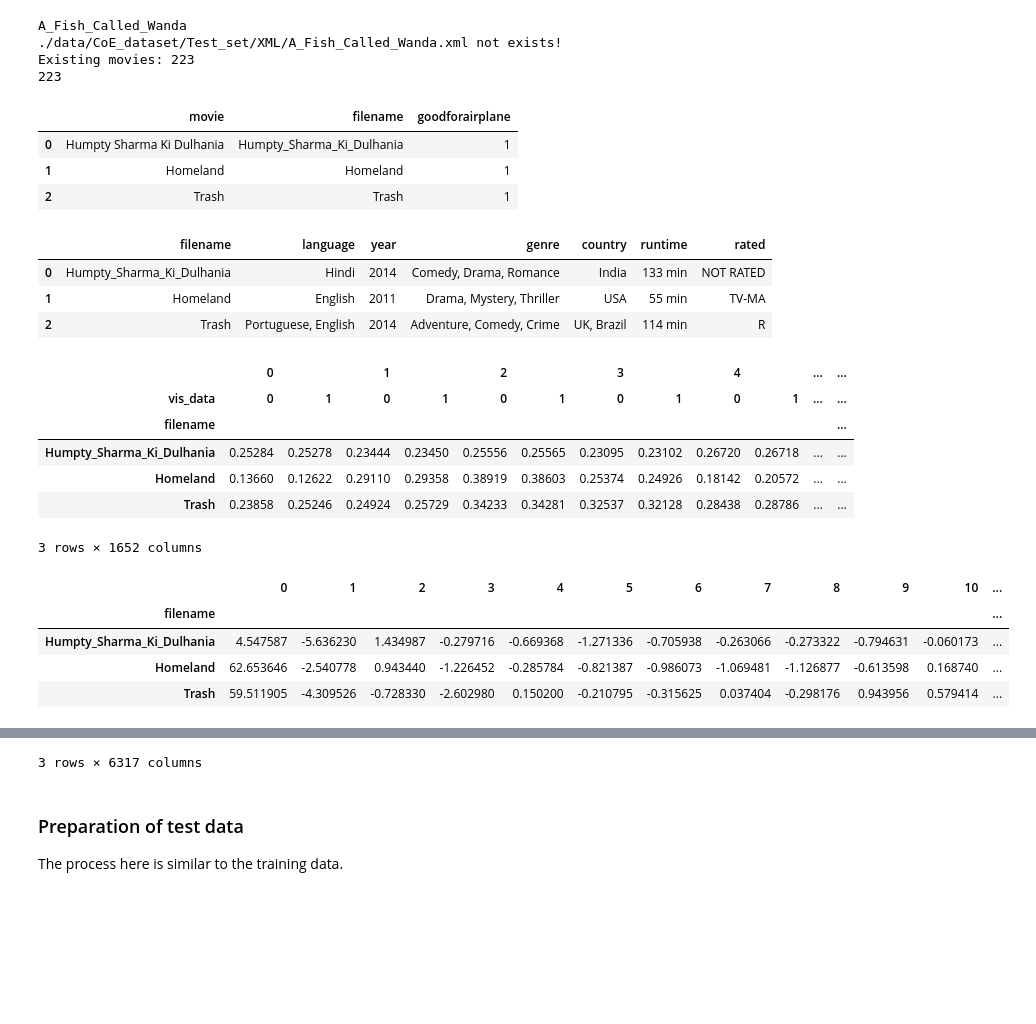
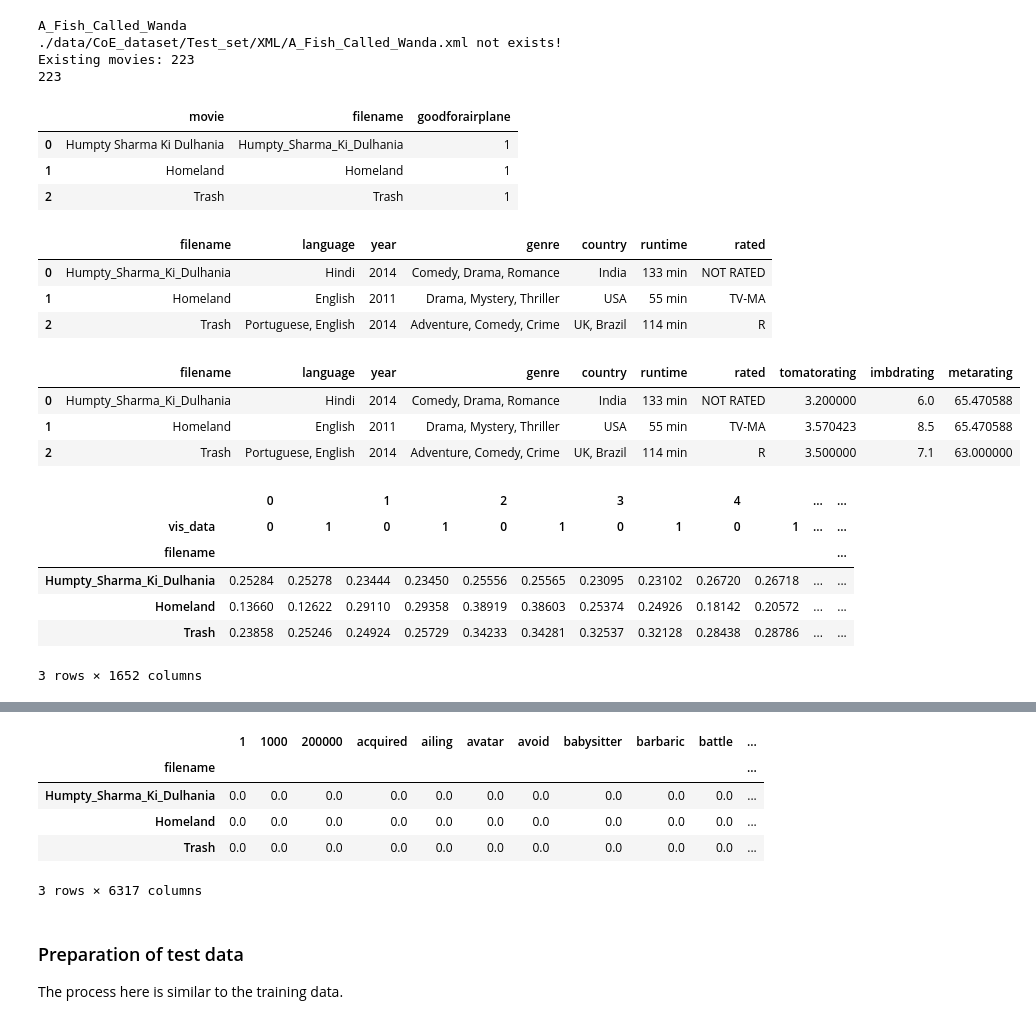
Before and after one commit to patrickFuerst/CoE_task, a Jupyter notebook: classifier_selection.ipynb, the cells around one changed output, grey strips where cells are left out. Saved outputs shown, nothing was run; the diff lists cells and outputs as text; code cells hidden in the pictures; blank space fills up the shorter version.

```diff
--- a/classifier_selection.ipynb
+++ b/classifier_selection.ipynb
@@ -951,6 +966,60 @@ def load_meta_data_test( filenames ):
 
 df_meta_data_test = load_meta_data_test( df_labled_movies_test['filename']  )
 display(df_meta_data_test.head(3))
+
+
+
+###############################################################
+### Load meta data with user rating  ###
+
+def load_meta_extended_data_test( filenames ):
+
+    raw_data = []
+
+    for file in filenames:
+        file_path = f'./data/CoE_dataset/Test_set/XML/{file}.xml'
+        exists = os.path.isfile(file_path)
+        if not exists:
+            print(file + " not exists!")
+        else:
+            with open(file_path) as f:
+                tree = ET.parse(f)
+                movie = tree.find('movie')
+
+                lang = movie.get('language')
+                year = movie.get('year')
+                genre = movie.get('genre')
+                country = movie.get('country')
+                runtime = movie.get('runtime')
+                age_rating = movie.get('rated')
+                tomato_rating = movie.get('tomatoUserRating')
+                imbd_rating = movie.get('imdbRating')
+                meta_rating = movie.get('metascore')
+
+                if tomato_rating == "N/A":
+                    tomato_rating = np.nan
+                if imbd_rating == "N/A":
+                    imbd_rating = np.nan
+                if meta_rating == "N/A":
+                    meta_rating = np.nan
+                if country == "N/A":
+                    country = np.nan
+                if genre == "N/A":
+                    genre = np.nan
+                raw_data.append( (file,lang,year,genre,country,runtime,age_rating,tomato_rating,imbd_rating,meta_rating) )
+
+    return pd.DataFrame(raw_data, columns=['filename','language','year','genre','country','runtime','rated','tomatorating','imbdrating','metarating'])
+
+
+
+df_meta_extended_data_test = load_meta_extended_data_test( df_labled_movies_test['filename']  )
+df_meta_extended_data_test['tomatorating'] = pd.to_numeric(df_meta_extended_data_test['tomatorating'])
+df_meta_extended_data_test['imbdrating'] = pd.to_numeric(df_meta_extended_data_test['imbdrating'])
+df_meta_extended_data_test['metarating'] = pd.to_numeric(df_meta_extended_data_test['metarating'])
+df_meta_extended_data_test.fillna(df_meta_extended_data_test.mean(),inplace=True)
+
+display(df_meta_extended_data_test.head(3))
+
 
 
 ############################################################
@@ -1004,42 +1073,41 @@ df_audio_data_test = load_audio_data_test( df_labled_movies_test['filename']  )
 display(df_audio_data_test.head(3))
 
 
 ############################################################
 ### Load textual Data ###
 
 def load_text_data_test(filenames):
 
 
     data_list = []
     file_path = f'./data/CoE_dataset/Test_set/text_descriptors/tdf_idf_test.csv'
     #somehow pandas can not really handle that the first line is row names.(at least I didn't find a better way)
     # thus we do it a little complicated here
     header_index = pd.read_csv(file_path, index_col=0,nrows=1 ).reset_index().columns
     df_data = pd.read_csv(file_path, header=None, index_col=False,skiprows=1)
     df_data.set_index(header_index, inplace=True)
     df_data.columns = filenames
     return df_data.T #row are should be represented by movie names
 
 df_text_data_test = load_text_data_test(df_labled_movies_test['filename'] )
 display(df_text_data_test.head(3))
 # %% [output]
 |  | movie | filename | goodforairplane |
 | 0 | Humpty Sharma Ki Dulhania | Humpty_Sharma_Ki_Dulhania | 1 |
 | 1 | Homeland | Homeland | 1 |
 | 2 | Trash | Trash | 1 |
 |  | filename | language | year | genre | country | runtime | rated |
 | 0 | Humpty_Sharma_Ki_Dulhania | Hindi | 2014 | Comedy, Drama, Romance | India | 133 min | NOT RATED |
 | 1 | Homeland | English | 2011 | Drama, Mystery, Thriller | USA | 55 min | TV-MA |
 | 2 | Trash | Portuguese, English | 2014 | Adventure, Comedy, Crime | UK, Brazil | 114 min | R |
-|  | 0 |  | 1 |  | 2 |  | 3 |  | 4 |  | ... | ... |
-| vis_data | 0 | 1 | 0 | 1 | 0 | 1 | 0 | 1 | 0 | 1 | ... | ... |
-| filename |  |  |  |  |  |  |  |  |  |  |  | ... |
-| Humpty_Sharma_Ki_Dulhania | 0.25284 | 0.25278 | 0.23444 | 0.23450 | 0.25556 | 0.25565 | 0.23095 | 0.23102 | 0.26720 | 0.26718 | ... | ... |
-| Homeland | 0.13660 | 0.12622 | 0.29110 | 0.29358 | 0.38919 | 0.38603 | 0.25374 | 0.24926 | 0.18142 | 0.20572 | ... | ... |
-| Trash | 0.23858 | 0.25246 | 0.24924 | 0.25729 | 0.34233 | 0.34281 | 0.32537 | 0.32128 | 0.28438 | 0.28786 | ... | ... |
+|  | filename | language | year | genre | country | runtime | rated | tomatorating | imbdrating | metarating |
+| 0 | Humpty_Sharma_Ki_Dulhania | Hindi | 2014 | Comedy, Drama, Romance | India | 133 min | NOT RATED | 3.200000 | 6.0 | 65.470588 |
+| 1 | Homeland | English | 2011 | Drama, Mystery, Thriller | USA | 55 min | TV-MA | 3.570423 | 8.5 | 65.470588 |
+| 2 | Trash | Portuguese, English | 2014 | Adventure, Comedy, Crime | UK, Brazil | 114 min | R | 3.500000 | 7.1 | 63.000000 |
+|  | 0 |  | 1 |  | 2 |  | 3 |  | 4 |  | ... | ... |
+| vis_data | 0 | 1 | 0 | 1 | 0 | 1 | 0 | 1 | 0 | 1 | ... | ... |
+| filename |  |  |  |  |  |  |  |  |  |  |  | ... |
+| Humpty_Sharma_Ki_Dulhania | 0.25284 | 0.25278 | 0.23444 | 0.23450 | 0.25556 | 0.25565 | 0.23095 | 0.23102 | 0.26720 | 0.26718 | ... | ... |
+| Homeland | 0.13660 | 0.12622 | 0.29110 | 0.29358 | 0.38919 | 0.38603 | 0.25374 | 0.24926 | 0.18142 | 0.20572 | ... | ... |
+| Trash | 0.23858 | 0.25246 | 0.24924 | 0.25729 | 0.34233 | 0.34281 | 0.32537 | 0.32128 | 0.28438 | 0.28786 | ... | ... |
 3 rows × 1652 columns
-|  | 0 | 1 | 2 | 3 | 4 | 5 | 6 | 7 | 8 | 9 | 10 | ... |
-| filename |  |  |  |  |  |  |  |  |  |  |  | ... |
-| Humpty_Sharma_Ki_Dulhania | 4.547587 | -5.636230 | 1.434987 | -0.279716 | -0.669368 | -1.271336 | -0.705938 | -0.263066 | -0.273322 | -0.794631 | -0.060173 | ... |
-| Homeland | 62.653646 | -2.540778 | 0.943440 | -1.226452 | -0.285784 | -0.821387 | -0.986073 | -1.069481 | -1.126877 | -0.613598 | 0.168740 | ... |
-| Trash | 59.511905 | -4.309526 | -0.728330 | -2.602980 | 0.150200 | -0.210795 | -0.315625 | 0.037404 | -0.298176 | 0.943956 | 0.579414 | ... |
@@ -1051,3 +1119,8 @@ display(df_text_data_test.head(3))
+|  | 1 | 1000 | 200000 | acquired | ailing | avatar | avoid | babysitter | barbaric | battle | ... |
+| filename |  |  |  |  |  |  |  |  |  |  | ... |
+| Humpty_Sharma_Ki_Dulhania | 0.0 | 0.0 | 0.0 | 0.0 | 0.0 | 0.0 | 0.0 | 0.0 | 0.0 | 0.0 | ... |
+| Homeland | 0.0 | 0.0 | 0.0 | 0.0 | 0.0 | 0.0 | 0.0 | 0.0 | 0.0 | 0.0 | ... |
+| Trash | 0.0 | 0.0 | 0.0 | 0.0 | 0.0 | 0.0 | 0.0 | 0.0 | 0.0 | 0.0 | ... |
 3 rows × 6317 columns
 # %% [markdown]
 ### Preparation of test data
```
Also changed, not shown: parts of 24 cells of this notebook, 2 other files.
